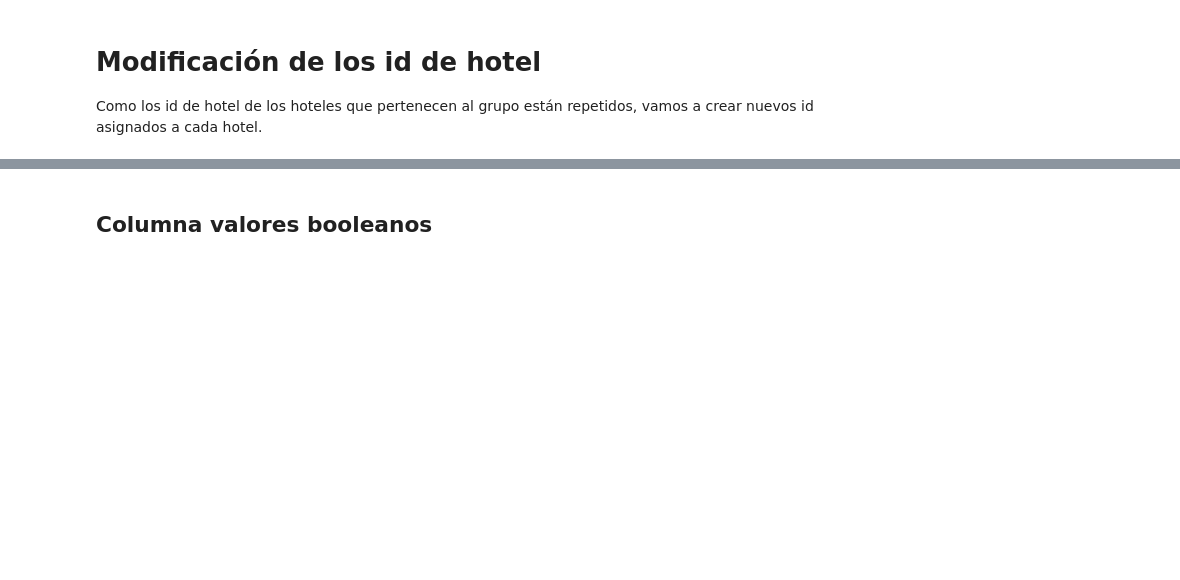
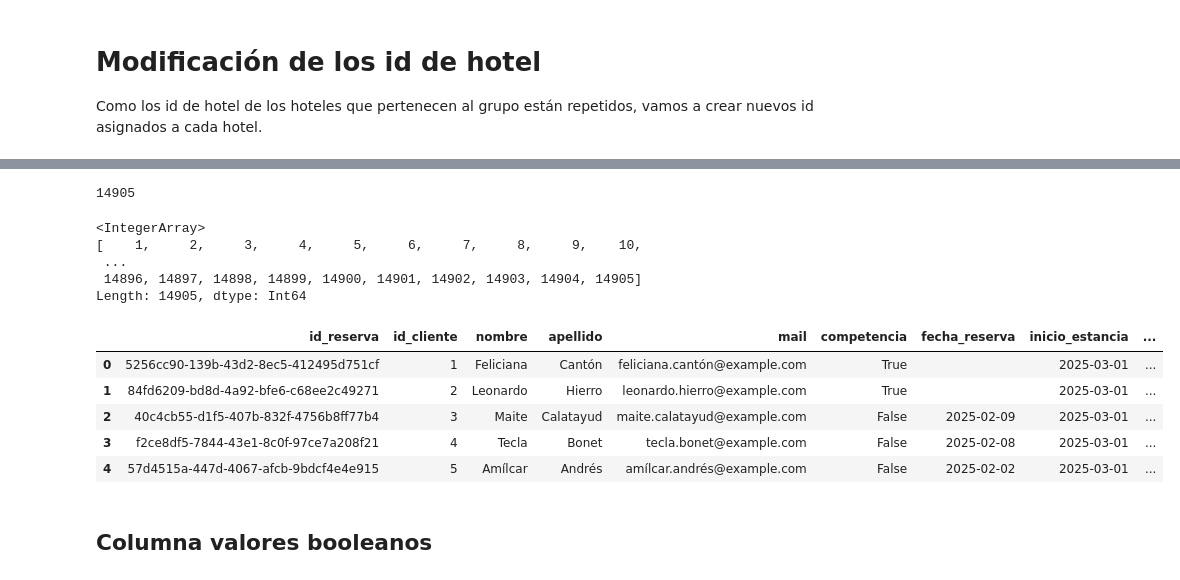
Before and after one commit to Gabijc/Proyecto_ETL_Hoteles, a Jupyter notebook: Notebooks/Analisis_inicial.ipynb, the cells around one changed output, grey strips where cells are left out. Saved outputs shown, nothing was run; the diff lists cells and outputs as text; code cells hidden in the pictures; blank space fills up the shorter version.

```diff
--- a/Notebooks/Analisis_inicial.ipynb
+++ b/Notebooks/Analisis_inicial.ipynb
@@ -210,2 +228,0 @@ def cambio_id(dataframe, lista_columna):
-# %%
-data["id_hotel"] = data["nombre_hotel"].map(dict_hoteles_grupo).astype("Int64")
@@ -214,0 +260,12 @@ Como los id de hotel de los hoteles que pertenecen al grupo están repetidos, va
+# %%
+len(data["mail"].unique())
+# %% [output]
+14905
+# %%
+data["id_cliente"].unique()
+# %% [output]
+<IntegerArray>
+[    1,     2,     3,     4,     5,     6,     7,     8,     9,    10,
+ ...
+ 14896, 14897, 14898, 14899, 14900, 14901, 14902, 14903, 14904, 14905]
+Length: 14905, dtype: Int64
@@ -215,3 +276,12 @@ Como los id de hotel de los hoteles que pertenecen al grupo están repetidos, va
+# %%
+data.head()
+# %% [output]
+|  | id_reserva | id_cliente | nombre | apellido | mail | competencia | fecha_reserva | inicio_estancia | ... |
+| 0 | 5256cc90-139b-43d2-8ec5-412495d751cf | 1 | Feliciana | Cantón | feliciana.cantón@example.com | True |  | 2025-03-01 | ... |
+| 1 | 84fd6209-bd8d-4a92-bfe6-c68ee2c49271 | 2 | Leonardo | Hierro | leonardo.hierro@example.com | True |  | 2025-03-01 | ... |
+| 2 | 40c4cb55-d1f5-407b-832f-4756b8ff77b4 | 3 | Maite | Calatayud | maite.calatayud@example.com | False | 2025-02-09 | 2025-03-01 | ... |
+| 3 | f2ce8df5-7844-43e1-8c0f-97ce7a208f21 | 4 | Tecla | Bonet | tecla.bonet@example.com | False | 2025-02-08 | 2025-03-01 | ... |
+| 4 | 57d4515a-447d-4067-afcb-9bdcf4e4e915 | 5 | Amílcar | Andrés | amílcar.andrés@example.com | False | 2025-02-02 | 2025-03-01 | ... |
 # %% [markdown]
 ## Columna valores booleanos
 # %%
```
Also changed, not shown: parts of 14 cells of this notebook, 2 other files.
